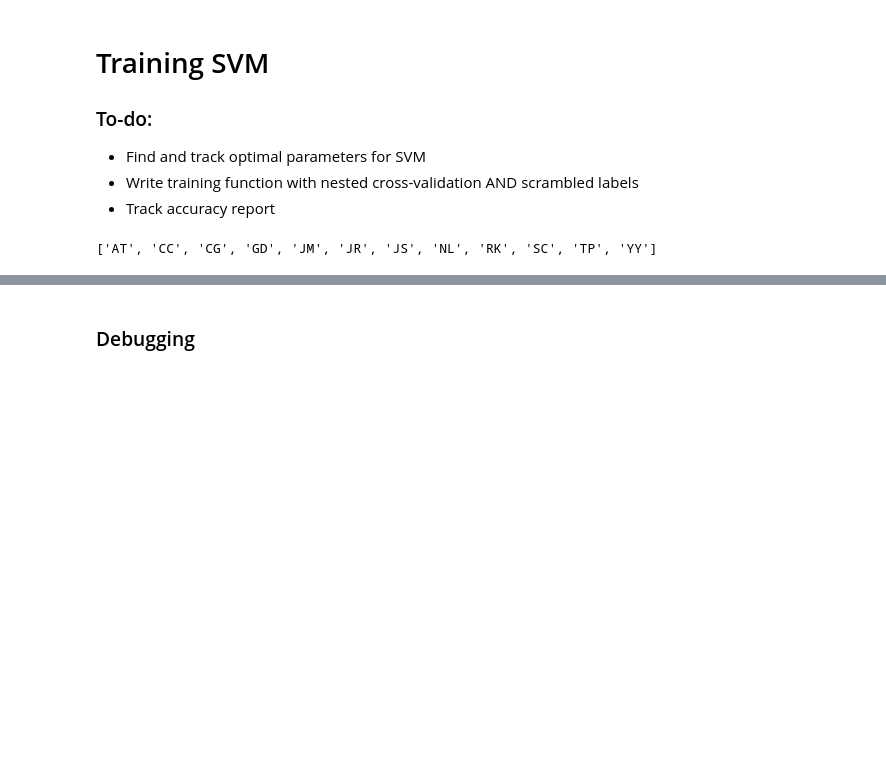
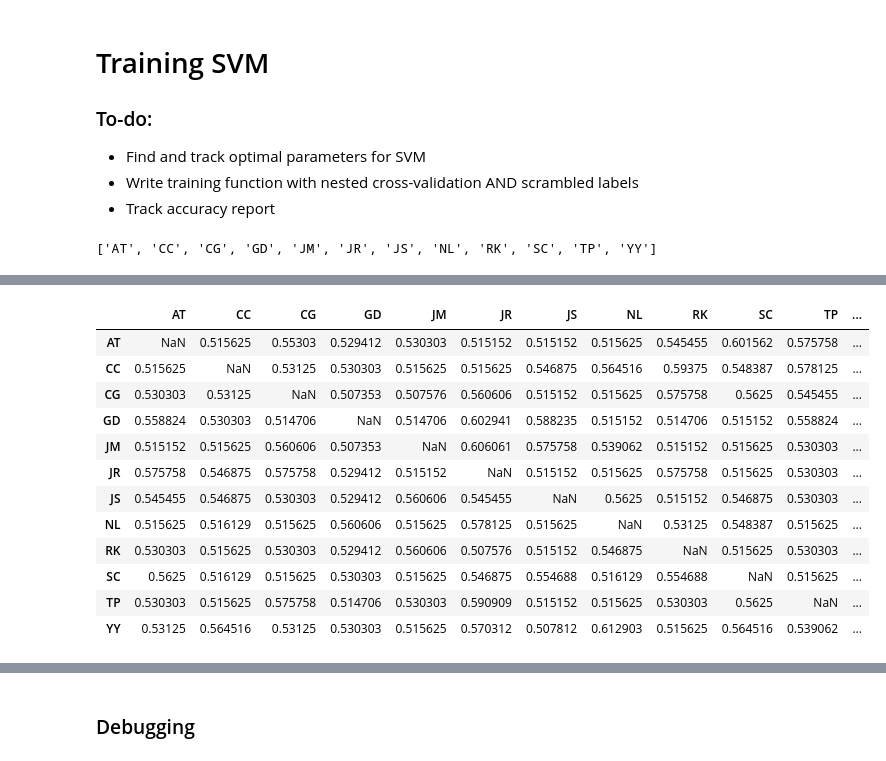
Before and after one commit to alexxyu/fmri-svm, a Jupyter notebook: SVM Classifier.ipynb, the cells around one changed output, grey strips where cells are left out. Cells and saved outputs as stored; diff of their text form; code cells hidden in the pictures; blank space fills up the shorter version.

```diff
--- a/SVM Classifier.ipynb
+++ b/SVM Classifier.ipynb
@@ -56,3 +21,19 @@ SyntaxError: invalid syntax (<ipython-input-6-d81d3cd12370>, line 18)
+# %%
+'''
+Gets a list of subject IDs and file suffix, given a path to the data files
+
+Note: subject ID must be only 2 characters for this to work, and all data files
+must have same suffix
+'''
+def get_subjects(path):
+
+    files = os.listdir(path)
+    subjects = [f[:2] for f in files]
+    suffix = files[0][2:]
+    subjects.remove('ML')
+    subjects.sort()
+
+    return subjects, suffix
 # %%
 '''
 Randomly selects half of the labels in the data to switch to the other class.
@@ -155,0 +203,16 @@ def generate_data(subjects, inner_test_subject, outer_test_subject, path, suffix
+# %%
+accs
+# %% [output]
+|  | AT | CC | CG | GD | JM | JR | JS | NL | RK | SC | TP | ... |
+| AT | NaN | 0.515625 | 0.55303 | 0.529412 | 0.530303 | 0.515152 | 0.515152 | 0.515625 | 0.545455 | 0.601562 | 0.575758 | ... |
+| CC | 0.515625 | NaN | 0.53125 | 0.530303 | 0.515625 | 0.515625 | 0.546875 | 0.564516 | 0.59375 | 0.548387 | 0.578125 | ... |
+| CG | 0.530303 | 0.53125 | NaN | 0.507353 | 0.507576 | 0.560606 | 0.515152 | 0.515625 | 0.575758 | 0.5625 | 0.545455 | ... |
+| GD | 0.558824 | 0.530303 | 0.514706 | NaN | 0.514706 | 0.602941 | 0.588235 | 0.515152 | 0.514706 | 0.515152 | 0.558824 | ... |
+| JM | 0.515152 | 0.515625 | 0.560606 | 0.507353 | NaN | 0.606061 | 0.575758 | 0.539062 | 0.515152 | 0.515625 | 0.530303 | ... |
+| JR | 0.575758 | 0.546875 | 0.575758 | 0.529412 | 0.515152 | NaN | 0.515152 | 0.515625 | 0.575758 | 0.515625 | 0.530303 | ... |
+| JS | 0.545455 | 0.546875 | 0.530303 | 0.529412 | 0.560606 | 0.545455 | NaN | 0.5625 | 0.515152 | 0.546875 | 0.530303 | ... |
+| NL | 0.515625 | 0.516129 | 0.515625 | 0.560606 | 0.515625 | 0.578125 | 0.515625 | NaN | 0.53125 | 0.548387 | 0.515625 | ... |
+| RK | 0.530303 | 0.515625 | 0.530303 | 0.529412 | 0.560606 | 0.507576 | 0.515152 | 0.546875 | NaN | 0.515625 | 0.530303 | ... |
+| SC | 0.5625 | 0.516129 | 0.515625 | 0.530303 | 0.515625 | 0.546875 | 0.554688 | 0.516129 | 0.554688 | NaN | 0.515625 | ... |
+| TP | 0.530303 | 0.515625 | 0.575758 | 0.514706 | 0.530303 | 0.590909 | 0.515152 | 0.515625 | 0.530303 | 0.5625 | NaN | ... |
+| YY | 0.53125 | 0.564516 | 0.53125 | 0.530303 | 0.515625 | 0.570312 | 0.507812 | 0.612903 | 0.515625 | 0.564516 | 0.539062 | ... |
```
Also changed, not shown: parts of 11 cells of this notebook.
